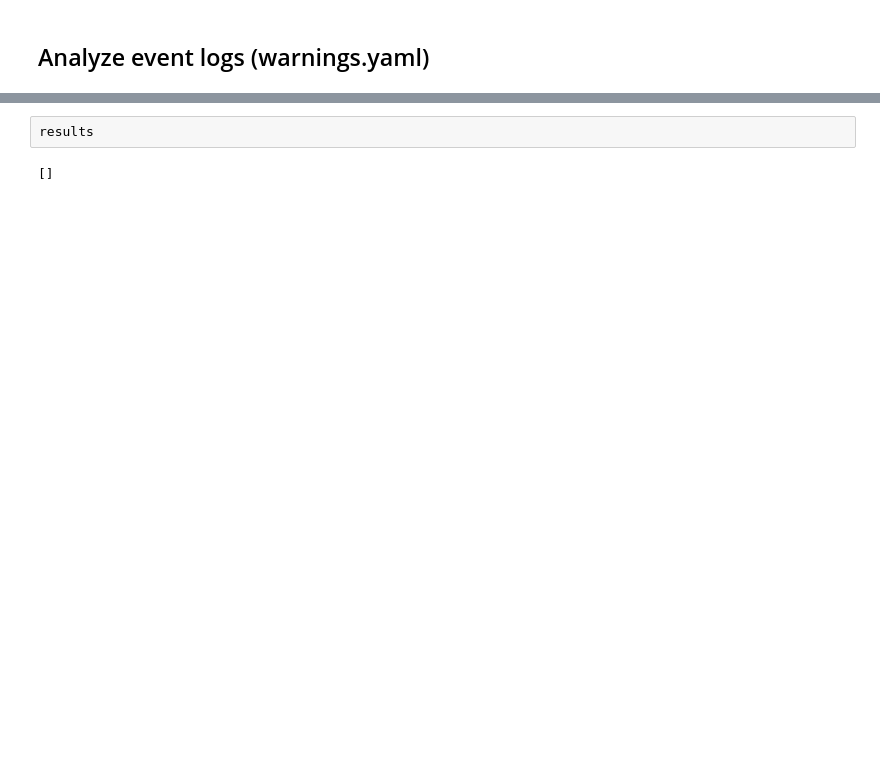
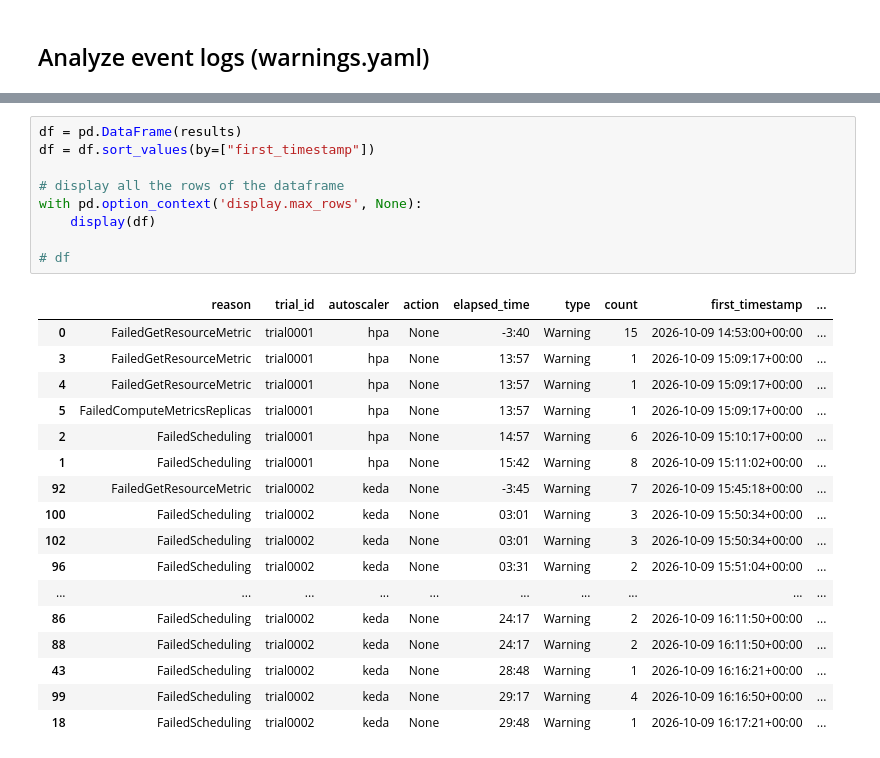
Before and after one commit to kasbench/kasbench-audit, a Jupyter notebook: notebooks/audit.ipynb, the cells around one changed output, grey strips where cells are left out. Saved outputs shown, nothing was run; the diff lists cells and outputs as text; blank space fills up the shorter version.

```diff
--- a/notebooks/audit.ipynb
+++ b/notebooks/audit.ipynb
@@ -297,7 +293,30 @@ Duration: 0:00:00
-# %%
-results
-# %% [output]
-[]
+# %%
+df = pd.DataFrame(results)
+df = df.sort_values(by=["first_timestamp"])
+
+# display all the rows of the dataframe
+with pd.option_context('display.max_rows', None):
+    display(df)
+
+# df
+# %% [output]
+|  | reason | trial_id | autoscaler | action | elapsed_time | type | count | first_timestamp | ... |
+| 0 | FailedGetResourceMetric | trial0001 | hpa | None | -3:40 | Warning | 15 | 2026-10-09 14:53:00+00:00 | ... |
+| 3 | FailedGetResourceMetric | trial0001 | hpa | None | 13:57 | Warning | 1 | 2026-10-09 15:09:17+00:00 | ... |
+| 4 | FailedGetResourceMetric | trial0001 | hpa | None | 13:57 | Warning | 1 | 2026-10-09 15:09:17+00:00 | ... |
+| 5 | FailedComputeMetricsReplicas | trial0001 | hpa | None | 13:57 | Warning | 1 | 2026-10-09 15:09:17+00:00 | ... |
+| 2 | FailedScheduling | trial0001 | hpa | None | 14:57 | Warning | 6 | 2026-10-09 15:10:17+00:00 | ... |
+| 1 | FailedScheduling | trial0001 | hpa | None | 15:42 | Warning | 8 | 2026-10-09 15:11:02+00:00 | ... |
+| 92 | FailedGetResourceMetric | trial0002 | keda | None | -3:45 | Warning | 7 | 2026-10-09 15:45:18+00:00 | ... |
+| 100 | FailedScheduling | trial0002 | keda | None | 03:01 | Warning | 3 | 2026-10-09 15:50:34+00:00 | ... |
+| 102 | FailedScheduling | trial0002 | keda | None | 03:01 | Warning | 3 | 2026-10-09 15:50:34+00:00 | ... |
+| 96 | FailedScheduling | trial0002 | keda | None | 03:31 | Warning | 2 | 2026-10-09 15:51:04+00:00 | ... |
+| ... | ... | ... | ... | ... | ... | ... | ... | ... | ... |
+| 86 | FailedScheduling | trial0002 | keda | None | 24:17 | Warning | 2 | 2026-10-09 16:11:50+00:00 | ... |
+| 88 | FailedScheduling | trial0002 | keda | None | 24:17 | Warning | 2 | 2026-10-09 16:11:50+00:00 | ... |
+| 43 | FailedScheduling | trial0002 | keda | None | 28:48 | Warning | 1 | 2026-10-09 16:16:21+00:00 | ... |
+| 99 | FailedScheduling | trial0002 | keda | None | 29:17 | Warning | 4 | 2026-10-09 16:16:50+00:00 | ... |
+| 18 | FailedScheduling | trial0002 | keda | None | 29:48 | Warning | 1 | 2026-10-09 16:17:21+00:00 | ... |
 # %%
 count = 0
 for result in results:
```
Also changed, not shown: parts of 14 cells of this notebook.
